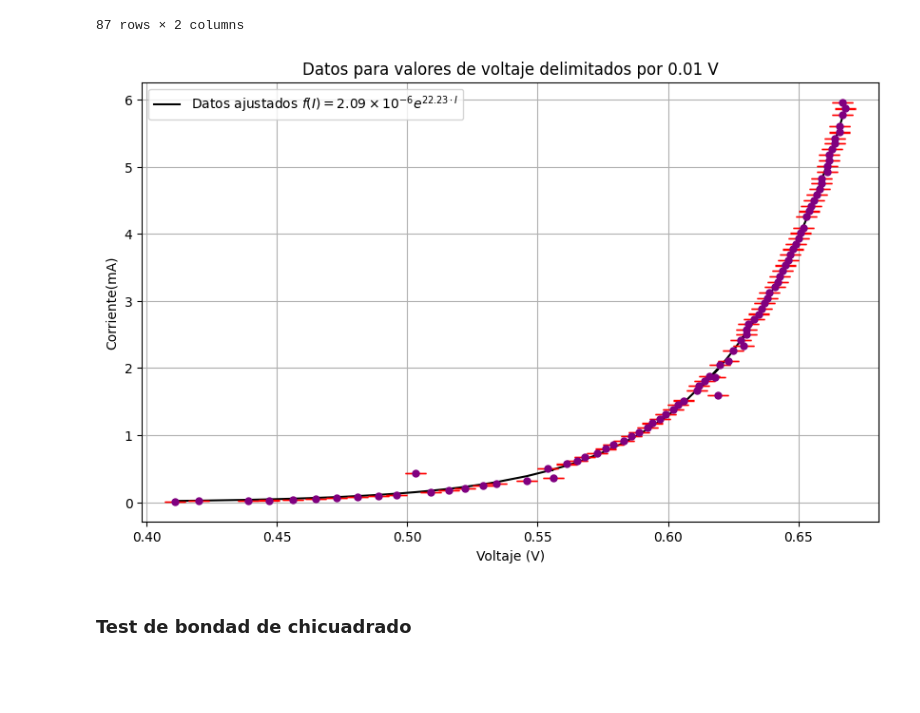
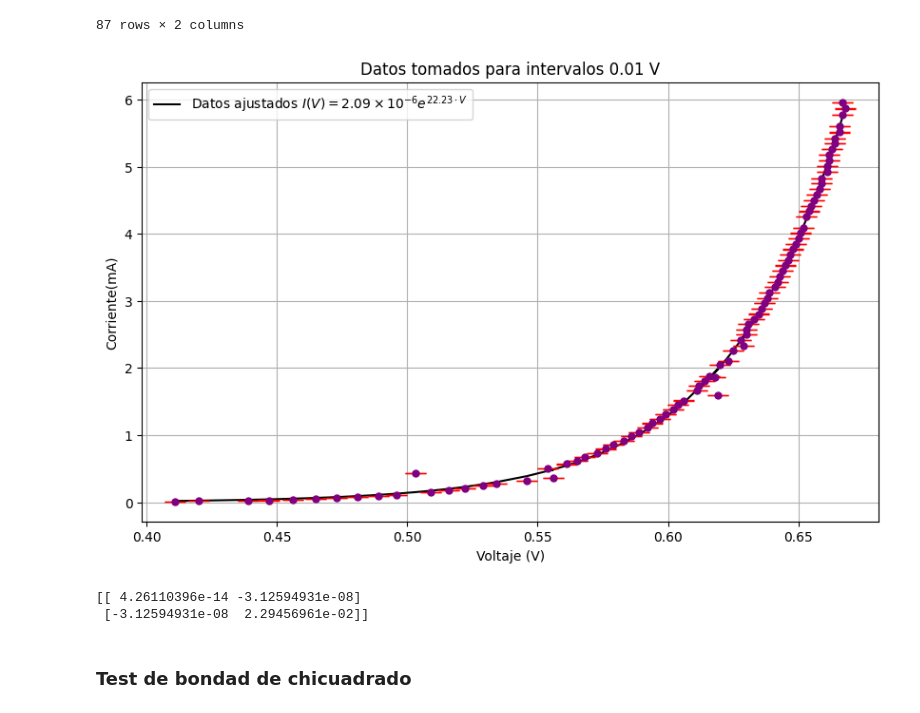
Before and after one commit to Jesus-Gamboa/Experimental_IV, a Jupyter notebook: Medida_de_la_constante_de_Boltzman/Informe.ipynb, the cells around one changed output. Saved outputs shown, nothing was run; the diff lists cells and outputs as text; code cells hidden in the pictures; blank space fills up the shorter version.

```diff
--- a/Medida_de_la_constante_de_Boltzman/Informe.ipynb
+++ b/Medida_de_la_constante_de_Boltzman/Informe.ipynb
@@ -111,27 +112,32 @@ datos
 # %%
 I = datos['corriente']* 1e-3
 V = datos['voltaje']* 1e-3
 
 mejor_valor, cov = curve_fit(exponencial, V, I, sigma = 1e3)
 a = mejor_valor[0]
 b = mejor_valor[1]
 
 Ia = exponencial(V, a, b)
 
 plt.figure(figsize=(10,6))
-plt.title('Datos para valores de voltaje delimitados por 0.01 V')
+plt.title('Datos tomados para intervalos 0.01 V')
 # plt.scatter(V, I, c = 'purple', s = 25, label = 'Datos experimentales')
 plt.plot(V, Ia, c = 'black',
-         label = f"Datos ajustados $f(I) = {a*1e6:.2f} \\times 10^{{-6}} e^{{{b:.2f} \\cdot I}}$")
+         label = f"Datos ajustados $I(V) = {a*1e6:.2f} \\times 10^{{-6}} e^{{{b:.2f} \\cdot V}}$")
 plt.errorbar(V,I,yerr=1e-3,fmt='.',ms= 10,capsize=8,ecolor='r',color='purple')
 plt.xlabel('Voltaje (V)')
 plt.ylabel('Corriente(mA)')
 plt.grid()
 plt.legend()
 plt.savefig('Imagenes_para_los_resultados/datos_0.01.jpg')
 plt.show()
 # %% [output]
-[figure, old version]
+[figure, new version]
+# %%
+print(cov)
+# %% [output]
+[[ 4.26110396e-14 -3.12594931e-08]
+ [-3.12594931e-08  2.29456961e-02]]
 # %% [markdown]
 ### Test de bondad de chicuadrado
 # %%
```
Also changed, not shown: parts of 5 cells of this notebook, 6 other files.
